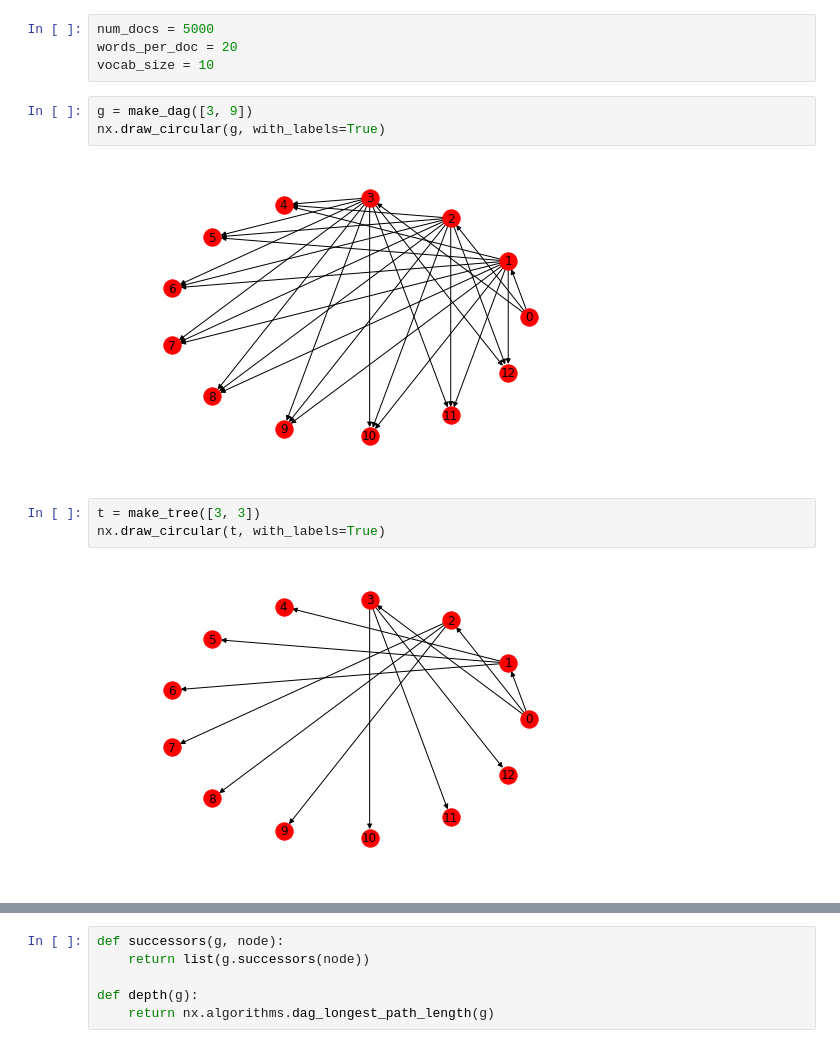
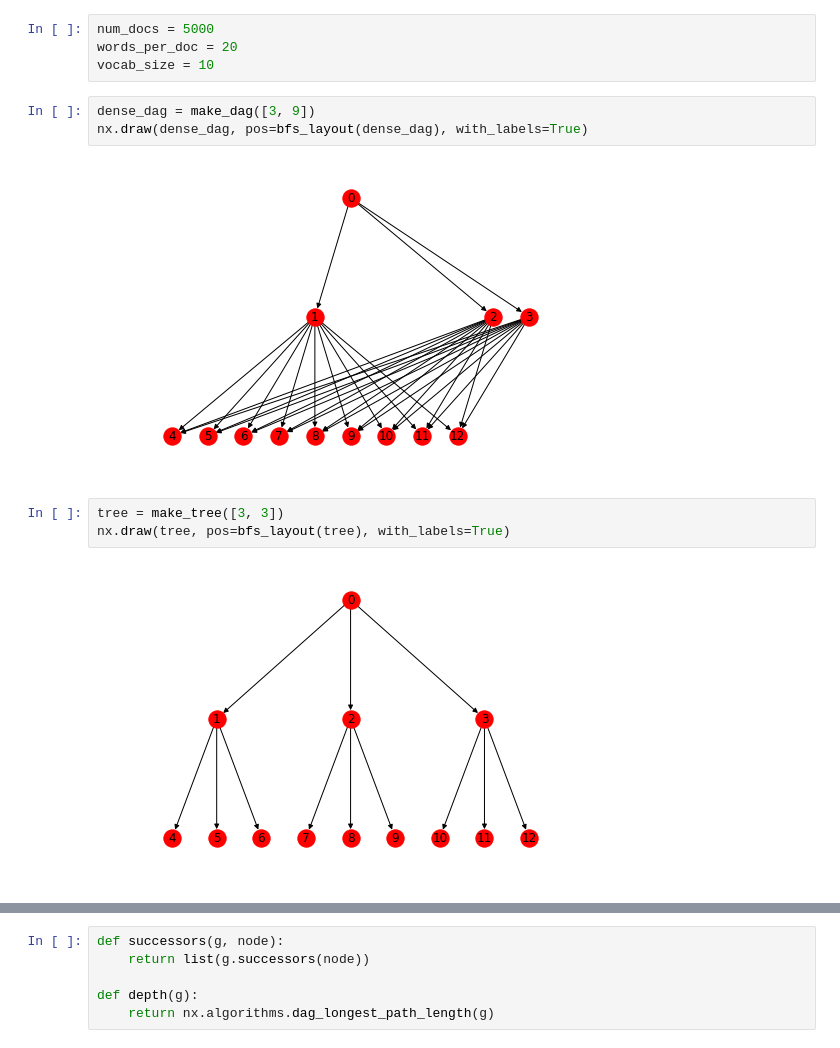
Before and after one commit to aleveren/ucsd-research, a Jupyter notebook: simple-hier-topic-model/simple-pachinko-data-sim.ipynb, the cells around one changed output, grey strips where cells are left out. Cells and saved outputs as stored; diff of their text form.

Commit message:
Run tree extraction on results HPAM2 direct computations; display graphs using bfs_layout

```diff
--- a/simple-hier-topic-model/simple-pachinko-data-sim.ipynb
+++ b/simple-hier-topic-model/simple-pachinko-data-sim.ipynb
@@ -45,15 +47,15 @@ num_docs = 5000
 words_per_doc = 20
 vocab_size = 10
 # %%
-g = make_dag([3, 9])
-nx.draw_circular(g, with_labels=True)
+dense_dag = make_dag([3, 9])
+nx.draw(dense_dag, pos=bfs_layout(dense_dag), with_labels=True)
 # %% [output]
-[figure, old version]
+[figure, new version]
 # %%
-t = make_tree([3, 3])
-nx.draw_circular(t, with_labels=True)
+tree = make_tree([3, 3])
+nx.draw(tree, pos=bfs_layout(tree), with_labels=True)
 # %% [output]
-[figure, old version]
+[figure, new version]
 # %%
 sparse_dag = make_tree([3, 3])
 sparse_dag.add_edge(1, 7)
```
Also changed, not shown: parts of 15 cells of this notebook.
